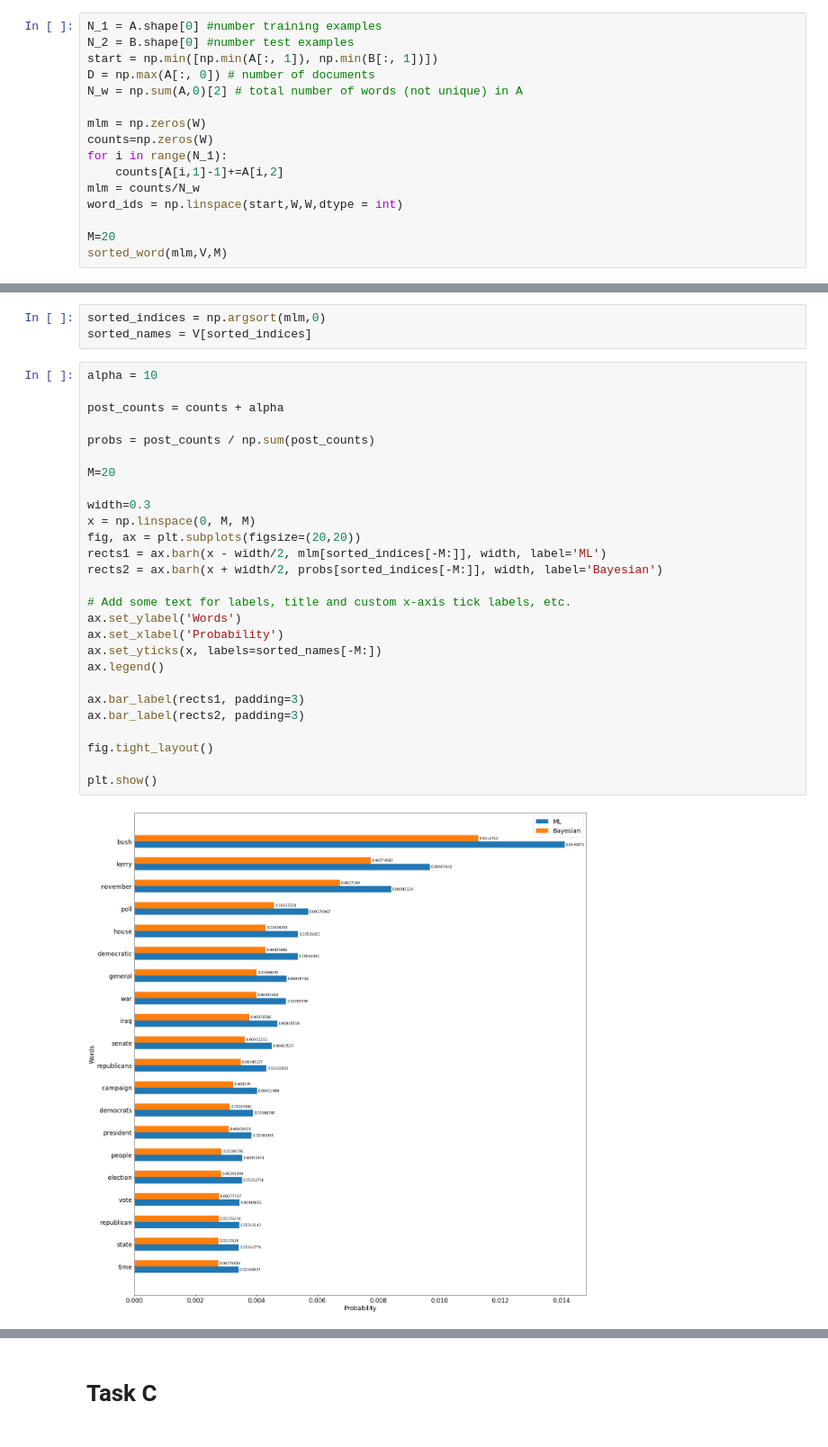
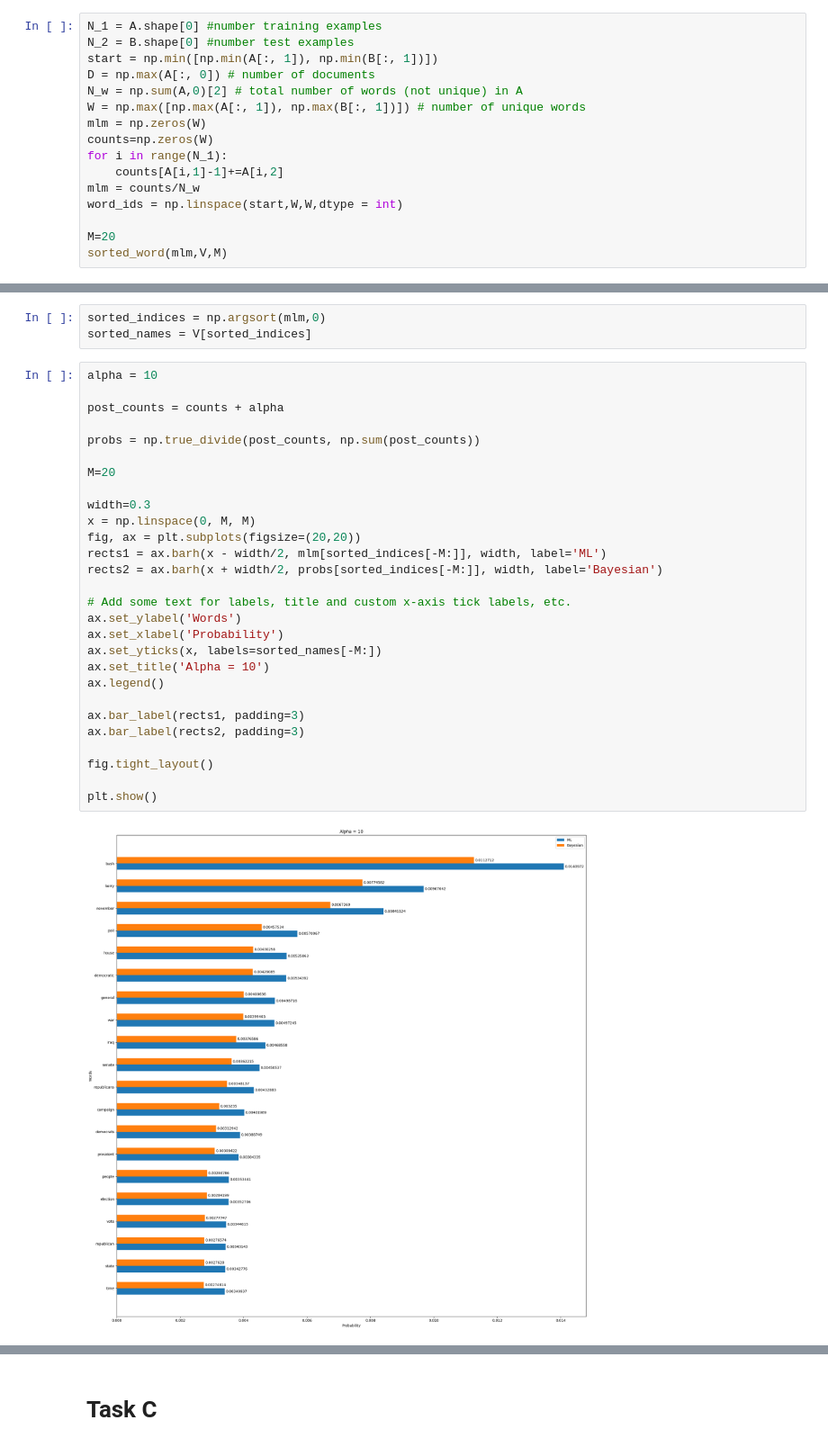
Before and after one commit to JeevanBhoot/probabilistic-ml, a Jupyter notebook: 3/cw3.ipynb, the cells around one changed output, grey strips where cells are left out. Shown: that part at 90% size. Drawn from its saved outputs; the diff is of its cells as text.

```diff
--- a/3/cw3.ipynb
+++ b/3/cw3.ipynb
@@ -70,7 +71,7 @@ N_2 = B.shape[0] #number test examples
 start = np.min([np.min(A[:, 1]), np.min(B[:, 1])])
 D = np.max(A[:, 0]) # number of documents
 N_w = np.sum(A,0)[2] # total number of words (not unique) in A
-
+W = np.max([np.max(A[:, 1]), np.max(B[:, 1])]) # number of unique words
 mlm = np.zeros(W)
 counts=np.zeros(W)
 for i in range(N_1):
@@ -90,29 +91,30 @@ sorted_names = V[sorted_indices]
 # %%
 alpha = 10
 
 post_counts = counts + alpha
 
-probs = post_counts / np.sum(post_counts)
+probs = np.true_divide(post_counts, np.sum(post_counts))
 
 M=20
 
 width=0.3
 x = np.linspace(0, M, M)
 fig, ax = plt.subplots(figsize=(20,20))
 rects1 = ax.barh(x - width/2, mlm[sorted_indices[-M:]], width, label='ML')
 rects2 = ax.barh(x + width/2, probs[sorted_indices[-M:]], width, label='Bayesian')
 
 # Add some text for labels, title and custom x-axis tick labels, etc.
 ax.set_ylabel('Words')
 ax.set_xlabel('Probability')
 ax.set_yticks(x, labels=sorted_names[-M:])
+ax.set_title('Alpha = 10')
 ax.legend()
 
 ax.bar_label(rects1, padding=3)
 ax.bar_label(rects2, padding=3)
 
 fig.tight_layout()
 
 plt.show()
 # %% [output]
-[figure, old version]
+[figure, new version]
```
Also changed, not shown: parts of 9 cells of this notebook, 9 other files.
